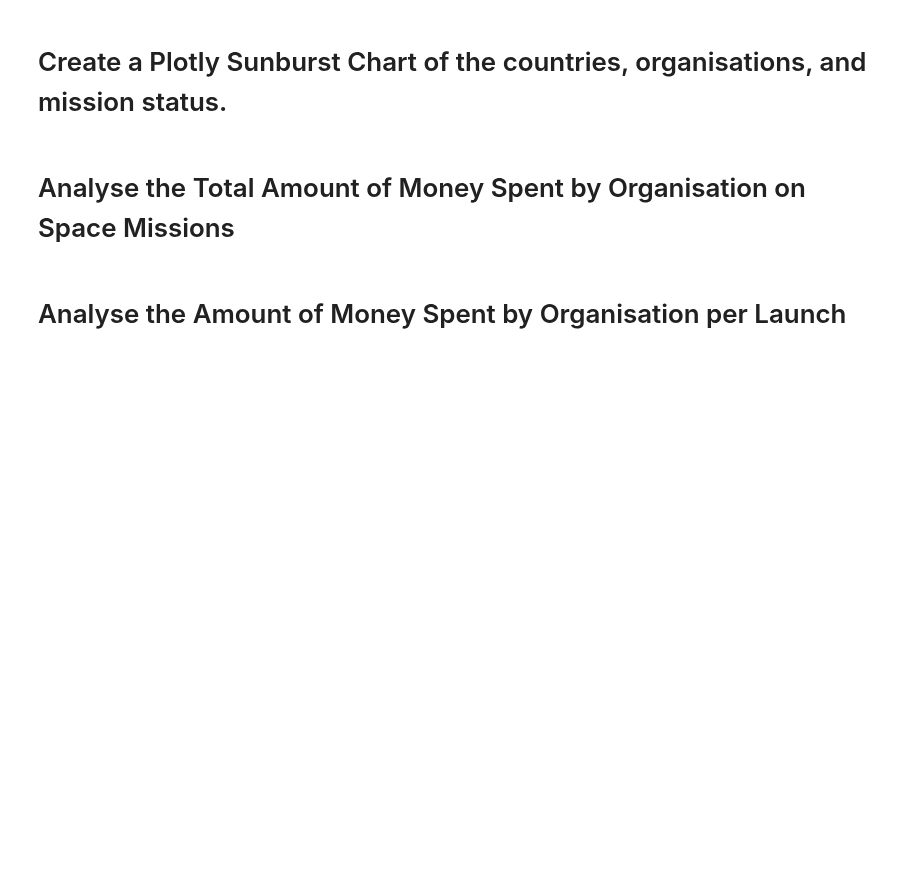
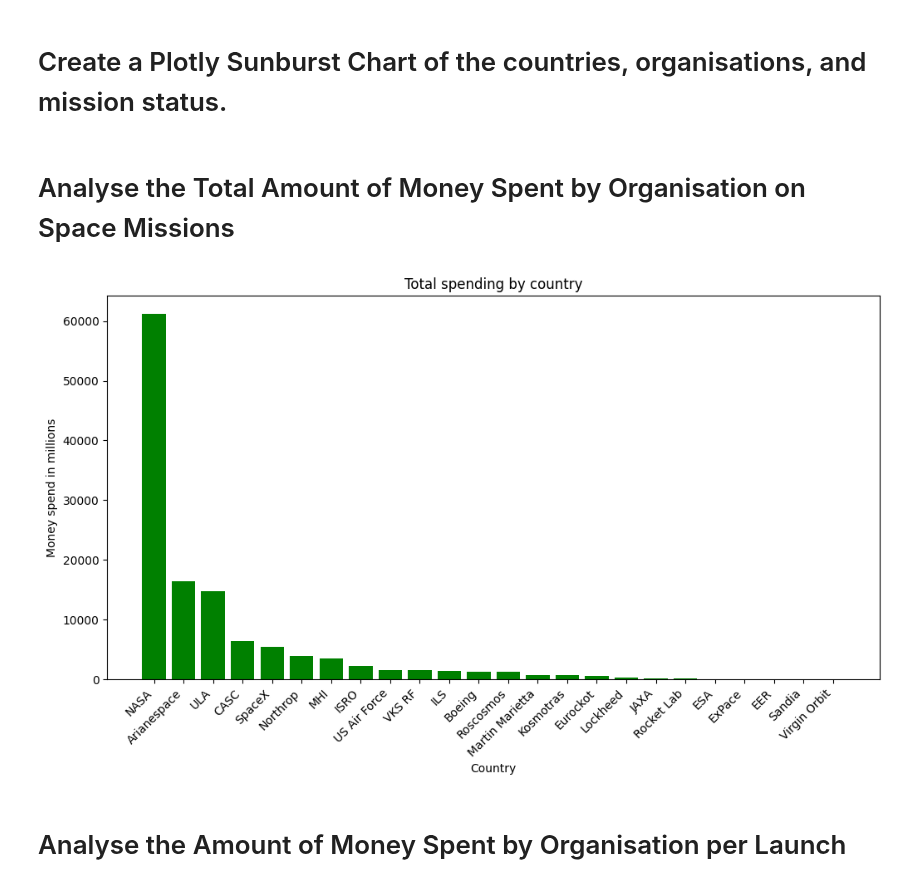
Before and after one commit to ViktorGeorgiev98/analyze-and_visualize-space-race, a Jupyter notebook: Space_Missions_Analysis_(start).ipynb, the cells around one changed output. Saved outputs shown, nothing was run; the diff lists cells and outputs as text; code cells hidden in the pictures; blank space fills up the shorter version.

Commit message:
sunburst chart and plotting money spent by country

```diff
--- a/Space_Missions_Analysis_(start).ipynb
+++ b/Space_Missions_Analysis_(start).ipynb
@@ -418,3 +418,18 @@ Try using .loc[row_indexer,col_indexer] = value instead
 See the caveats in the documentation: https://pandas.pydata.org/pandas-docs/stable/user_guide/indexing.html#returning-a-view-versus-a-copy
 # %% [markdown]
 # Create a Plotly Sunburst Chart of the countries, organisations, and mission status.
+# %%
+# clean, transform the data
+
+df_data["Country"] = df_data["Location"].apply(lambda x: x.split(",")[-1].strip())
+
+replace_dict = {
+    "Russia": "Russian Federation",
+    "Yellow Sea": "China",
+    "New Mexico": "USA",
+    "Shahrud Missile Test Site": "Iran",
+    "Pacific Missile Range Facility": "USA",
+    "Barents Sea": "Russian Federation",
+    "Gran Canaria": "USA"
+}
+df_data["Country"] = df_data["Country"].replace(replace_dict)
@@ -421,5 +451,24 @@ See the caveats in the documentation: https://pandas.pydata.org/pandas-docs/stab
 # %% [markdown]
 # Analyse the Total Amount of Money Spent by Organisation on Space Missions
+# %%
+# create a copy
+df_copy = df_data.copy()
+df_copy["Price"] = pd.to_numeric(df_copy["Price"], errors="coerce")
+df_copy = df_copy[df_copy["Price"] > 0]
+# %%
+org_spending = df_copy.groupby("Organisation")["Price"].sum().reset_index()
+org_spending = org_spending.sort_values(by="Price", ascending=False)
+# %%
+# plot
+plt.figure(figsize=(12, 6))
+plt.title("Total spending by country")
+plt.xlabel("Country")
+plt.ylabel("Money spend in millions")
+plt.xticks(rotation=45, ha="right")
+plt.bar(org_spending["Organisation"], org_spending["Price"], color="green")
+plt.show()
+# %% [output]
+[figure, added]
 # %% [markdown]
 # Analyse the Amount of Money Spent by Organisation per Launch
 # %% [markdown]
```
Also changed, not shown: parts of 2 cells of this notebook.
